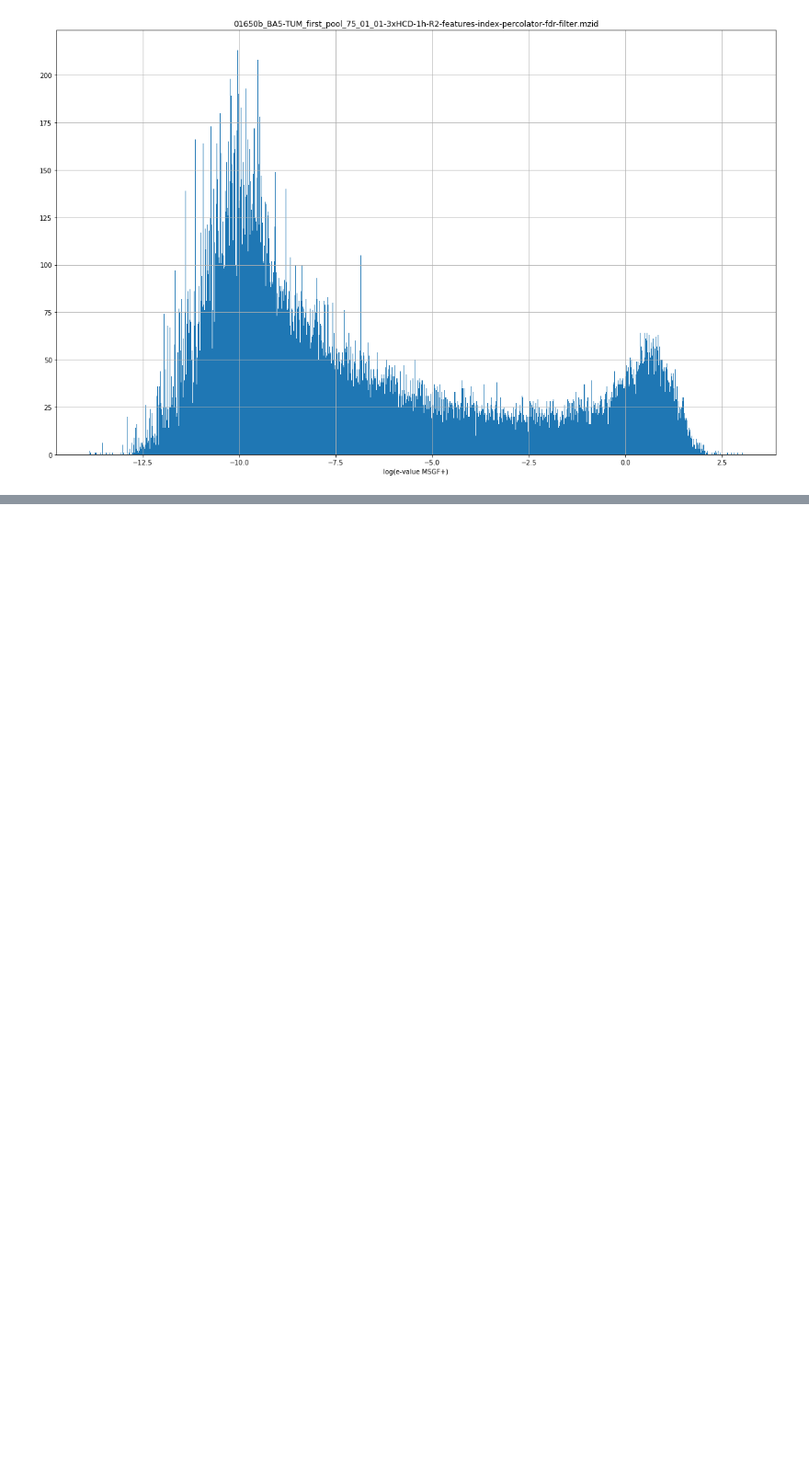
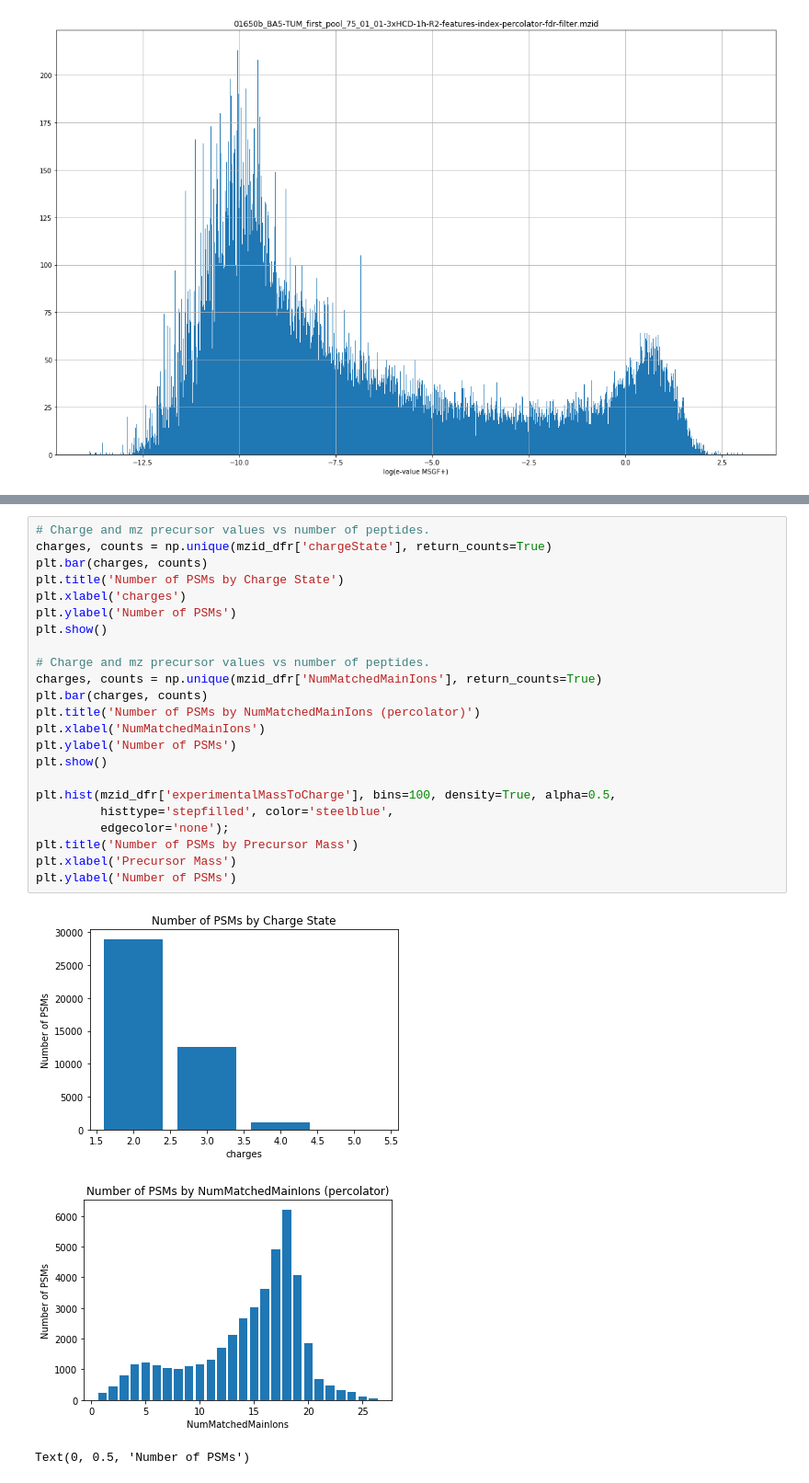
Before and after one commit to statisticalbiotechnology/representative-spectra-benchmark, a Jupyter notebook: notebooks/analyze_mzidentml.ipynb, the cells around one changed output, grey strips where cells are left out. Shown at 92% size. Saved outputs shown, nothing was run; the diff lists cells and outputs as text; blank space fills up the shorter version.

```diff
--- a/notebooks/analyze_mzidentml.ipynb
+++ b/notebooks/analyze_mzidentml.ipynb
@@ -47,0 +64,27 @@ plt.show()
+# %%
+# Charge and mz precursor values vs number of peptides.
+charges, counts = np.unique(mzid_dfr['chargeState'], return_counts=True)
+plt.bar(charges, counts)
+plt.title('Number of PSMs by Charge State')
+plt.xlabel('charges')
+plt.ylabel('Number of PSMs')
+plt.show()
+
+# Charge and mz precursor values vs number of peptides.
+charges, counts = np.unique(mzid_dfr['NumMatchedMainIons'], return_counts=True)
+plt.bar(charges, counts)
+plt.title('Number of PSMs by NumMatchedMainIons (percolator)')
+plt.xlabel('NumMatchedMainIons')
+plt.ylabel('Number of PSMs')
+plt.show()
+
+plt.hist(mzid_dfr['experimentalMassToCharge'], bins=100, density=True, alpha=0.5,
+         histtype='stepfilled', color='steelblue',
+         edgecolor='none');
+plt.title('Number of PSMs by Precursor Mass')
+plt.xlabel('Precursor Mass')
+plt.ylabel('Number of PSMs')
+# %% [output]
+[figure, added]
+[figure, added]
+Text(0, 0.5, 'Number of PSMs')
```
Also changed, not shown: parts of 7 cells of this notebook.
